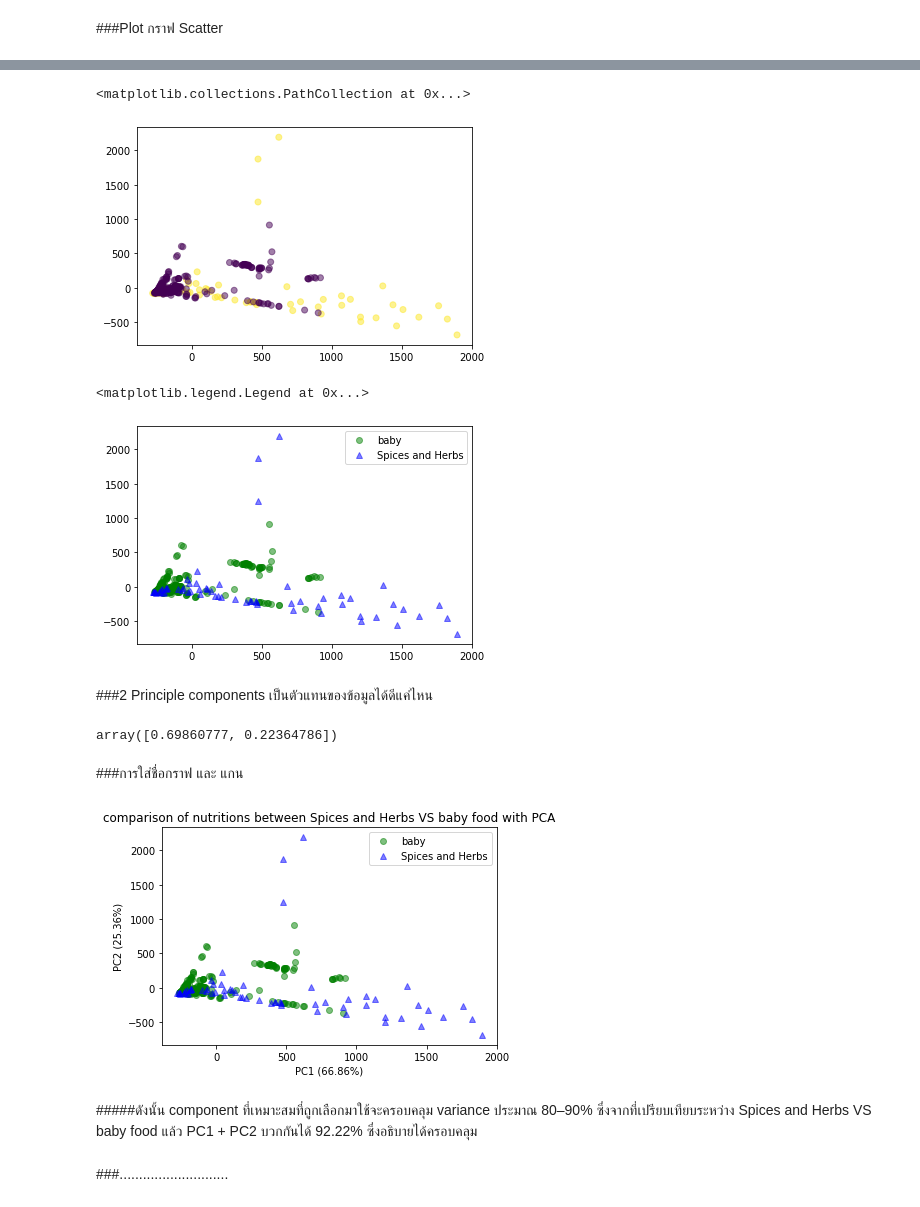
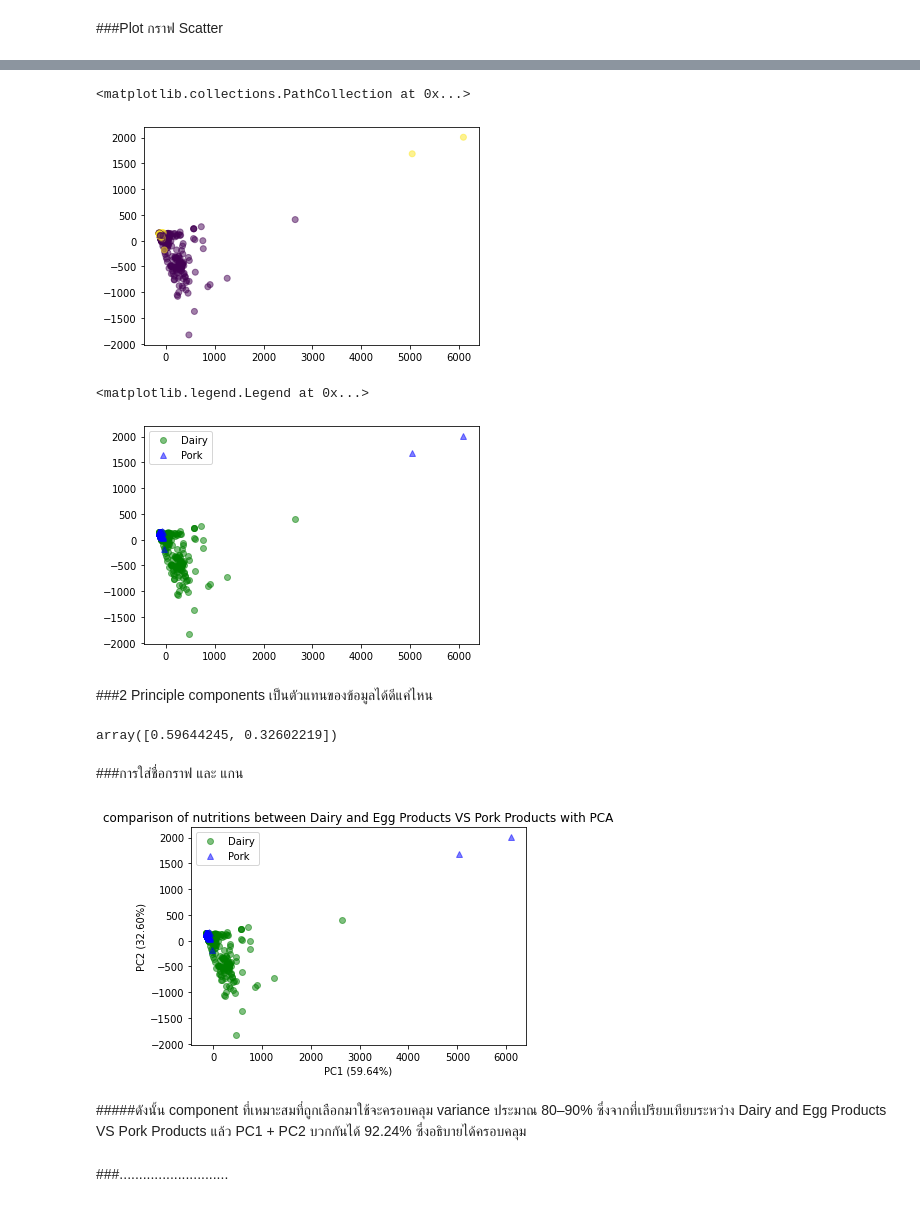
Before and after one commit to siriwat-heart/Multivariate, a Jupyter notebook: EXAM01.ipynb, the cells around one changed output, grey strips where cells are left out. Cells and saved outputs as stored; diff of their text form; code cells hidden in the pictures.

```diff
--- a/EXAM01.ipynb
+++ b/EXAM01.ipynb
@@ -610,5 +608,5 @@ plt.scatter(new_pca[:,0],new_pca[:,1],c = data_dropped2['FoodGroup'],alpha=0.5)
 # %%
-bb = data_dropped2[(data_dropped2['FoodGroup']==1) | (data_dropped2['FoodGroup']==22)]  ## ใช้  | และ  &  แทน  or  และ  and  ใน pandas
-bb
+hb = data_dropped2[(data_dropped2['FoodGroup']==7) | (data_dropped2['FoodGroup']==16)]  ## ใช้  | และ  &  แทน  or  และ  and  ใน pandassp
+hb
 # %% [output]
 |  | FoodGroup | Energy_kcal | Protein_g | Fat_g | Carb_g | Sugar_g | Fiber_g | VitA_mcg | VitB6_mg | VitB12_mcg | ... |
@@ -627,39 +625,39 @@ bb
 # %%
 pca = PCA(n_components=2)
-new_pca2 = pca.fit_transform(bb.iloc[:,1:].to_numpy())
+new_pca2 = pca.fit_transform(hb.iloc[:,1:].to_numpy())
 # %%
-plt.scatter(new_pca2[:,0],new_pca2[:,1],c = bb['FoodGroup'],alpha=0.5)
+plt.scatter(new_pca2[:,0],new_pca2[:,1],c = hb['FoodGroup'],alpha=0.5)
 # %% [output]
 <matplotlib.collections.PathCollection at 0x...>
-[figure, old version]
+[figure, new version]
 # %%
-baby_pca = pca.transform(bb[bb['FoodGroup']==1].iloc[:,1:].to_numpy())
-SH_pca = pca.transform(bb[bb['FoodGroup']==22].iloc[:,1:].to_numpy())
+dairy_pca = pca.transform(hb[hb['FoodGroup']==7].iloc[:,1:].to_numpy())
+pork_pca = pca.transform(hb[hb['FoodGroup']==16].iloc[:,1:].to_numpy())
 # %%
-plt.plot(baby_pca[:,0],baby_pca[:,1],'og',alpha=0.5,label='baby')
-plt.plot(SH_pca[:,0],SH_pca[:,1],'^b',alpha=0.5,label='Spices and Herbs')
+plt.plot(dairy_pca[:,0],dairy_pca[:,1],'og',alpha=0.5,label='Dairy')
+plt.plot(pork_pca[:,0],pork_pca[:,1],'^b',alpha=0.5,label='Pork')
 plt.legend()
 # %% [output]
 <matplotlib.legend.Legend at 0x...>
-[figure, old version]
+[figure, new version]
 # %% [markdown]
 ###2 Principle components เป็นตัวแทนของข้อมูลได้ดีแค่ไหน
 # %%
 pca.explained_variance_ratio_
 # %% [output]
-array([0.69860777, 0.22364786])
+array([0.59644245, 0.32602219])
 # %% [markdown]
 ###การใส่ชื่อกราฟ และ แกน
 # %%
-plt.plot(baby_pca[:,0],baby_pca[:,1],'og',alpha=0.5,label='baby')
-plt.plot(SH_pca[:,0],SH_pca[:,1],'^b',alpha=0.5,label='Spices and Herbs')
+plt.plot(dairy_pca[:,0],dairy_pca[:,1],'og',alpha=0.5,label='Dairy')
+plt.plot(pork_pca[:,0],pork_pca[:,1],'^b',alpha=0.5,label='Pork')
 plt.legend()
-plt.title('comparison of nutritions between Spices and Herbs VS baby food with PCA')
-plt.xlabel('PC1 (66.86%)')
-plt.ylabel('PC2 (25.36%)');
+plt.title('comparison of nutritions between Dairy and Egg Products VS Pork Products with PCA')
+plt.xlabel('PC1 (59.64%)')
+plt.ylabel('PC2 (32.60%)');
 # %% [output]
-[figure, old version]
+[figure, new version]
 # %% [markdown]
-#####ดังนั้น component ที่เหมาะสมที่ถูกเลือกมาใช้จะครอบคลุม variance ประมาณ 80–90% ซึ่งจากที่เปรียบเทียบระหว่าง Spices and Herbs VS baby food แล้ว PC1 + PC2 บวกกันได้ 92.22% ซึ่งอธิบายได้ครอบคลุม
+#####ดังนั้น component ที่เหมาะสมที่ถูกเลือกมาใช้จะครอบคลุม variance ประมาณ 80–90% ซึ่งจากที่เปรียบเทียบระหว่าง Dairy and Egg Products VS Pork Products แล้ว PC1 + PC2 บวกกันได้ 92.24% ซึ่งอธิบายได้ครอบคลุม
 # %% [markdown]
 ###............................
```
Also changed, not shown: parts of 22 cells of this notebook.
